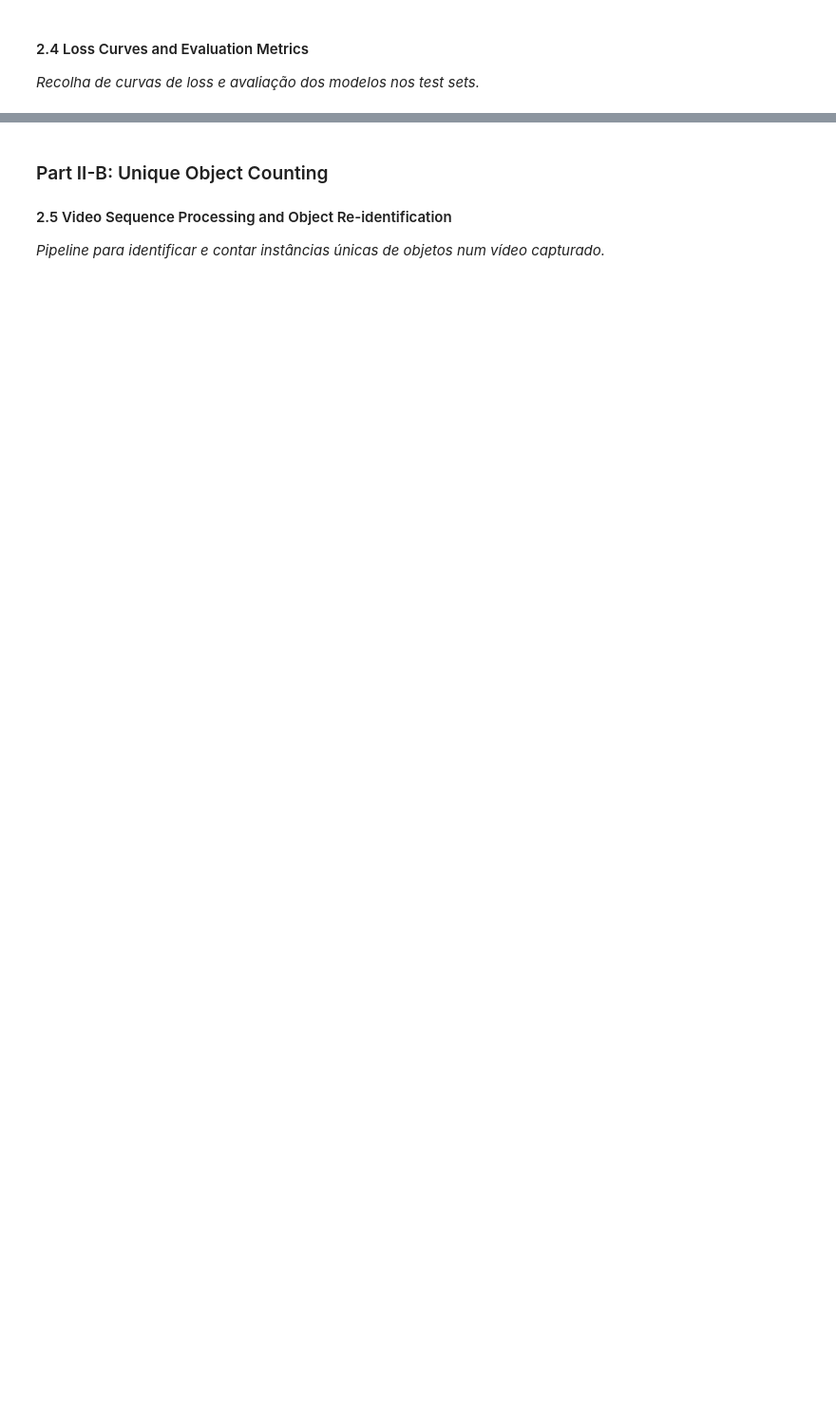
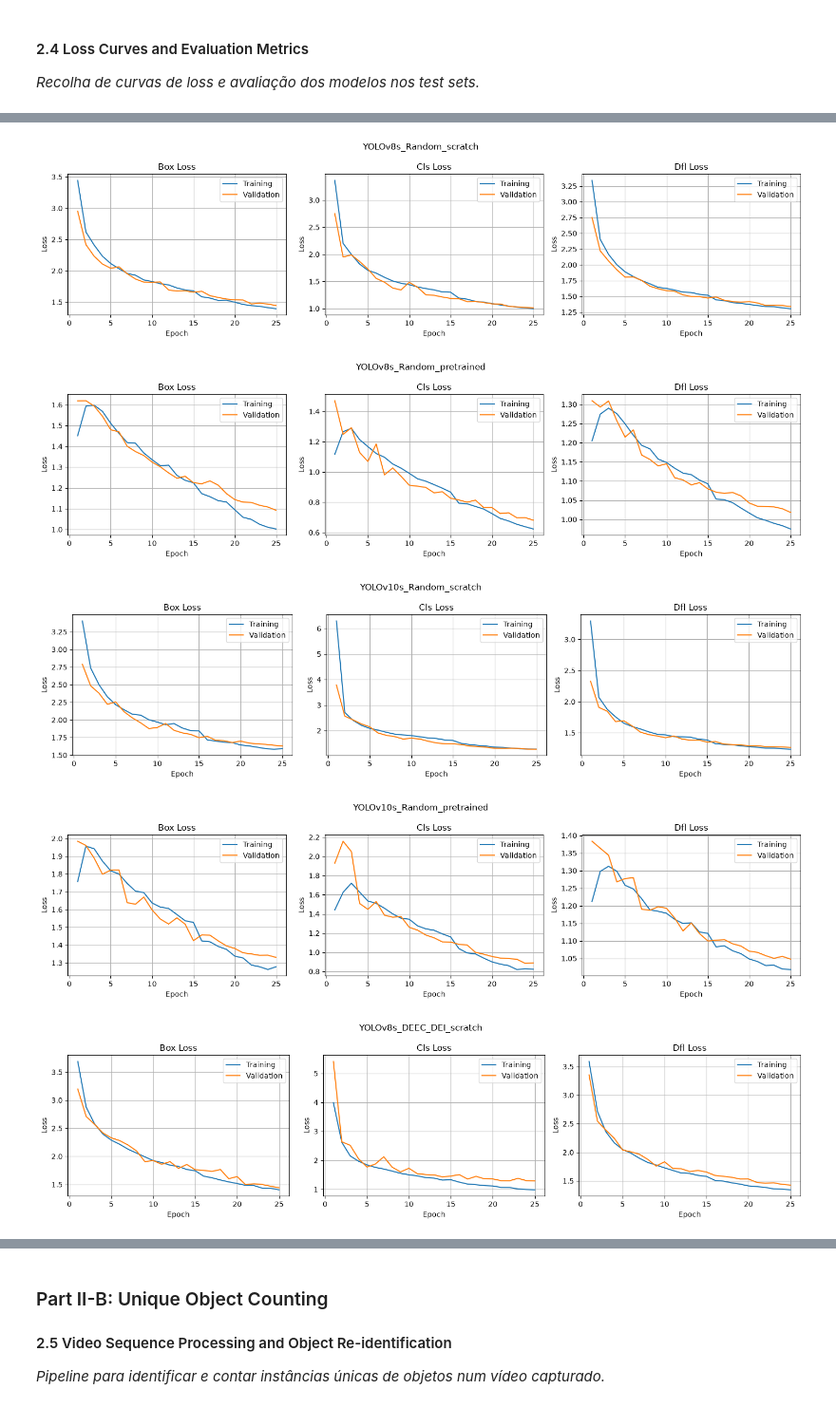
Before and after one commit to LucianaOR/-APA-Applied-Deep-Learning, a Jupyter notebook: Assignment2/PA2.ipynb, the cells around one changed output, grey strips where cells are left out. Shown at 95% size. Cells and saved outputs as stored; diff of their text form; code cells hidden in the pictures; blank space fills up the shorter version.

```diff
--- a/Assignment2/PA2.ipynb
+++ b/Assignment2/PA2.ipynb
@@ -1482,0 +1631,10 @@ plt.show()
+# %%
+ARCHITECTURES = {
+    "YOLOv8s": "yolov8s.yaml",
+    "YOLOv10s": "yolov10s.yaml"
+}
+
+for name, architecture in ARCHITECTURES.items():
+    model = YOLO(architecture)
+    print(f"{name}: successfully initialized from scratch")
+    del model
@@ -1483,3 +1789,10 @@ plt.show()
 # %% [markdown]
 #### 2.3 Training with Pretrained Checkpoints
 *Treino das mesmas duas arquiteturas YOLO partindo de pesos pré-treinados durante 25 épocas.*
+# %%
+PRETRAINED_MODELS = {
+    "YOLOv8s": "yolov8s.pt",
+    "YOLOv10s": "yolov10s.pt"
+}
+
+PRETRAINED_RESULTS = {}
@@ -1488,0 +1945,44 @@ plt.show()
+# %%
+import pandas as pd
+import matplotlib.pyplot as plt
+
+LOSS_COMPONENTS = ["box_loss", "cls_loss", "dfl_loss"]
+
+FIGURES_DIR = ROOT / "figures" / "part2"
+FIGURES_DIR.mkdir(parents=True, exist_ok=True)
+
+for name in EXPERIMENTS:
+
+    results_file = PROJECT_DIR / name / "results.csv"
+
+    df = pd.read_csv(results_file)
+    df.columns = df.columns.str.strip()
+
+    fig, axes = plt.subplots(1, 3, figsize=(15, 4))
+
+    for ax, loss in zip(axes, LOSS_COMPONENTS):
+
+        train_col = f"train/{loss}"
+        val_col = f"val/{loss}"
+
+        ax.plot(df["epoch"], df[train_col], label="Training")
+        ax.plot(df["epoch"], df[val_col], label="Validation")
+
+        ax.set_title(loss.replace("_", " ").title())
+        ax.set_xlabel("Epoch")
+        ax.set_ylabel("Loss")
+        ax.legend()
+        ax.grid(True)
+
+    fig.suptitle(name)
+    plt.tight_layout()
+
+    fig.savefig(FIGURES_DIR / f"{name}_loss.png", dpi=300)
+    plt.show()
+    plt.close(fig)
+# %% [output]
+[figure, added]
+[figure, added]
+[figure, added]
+[figure, added]
+[figure, added]
```
Also changed, not shown: parts of 26 cells of this notebook, 1 other file.
